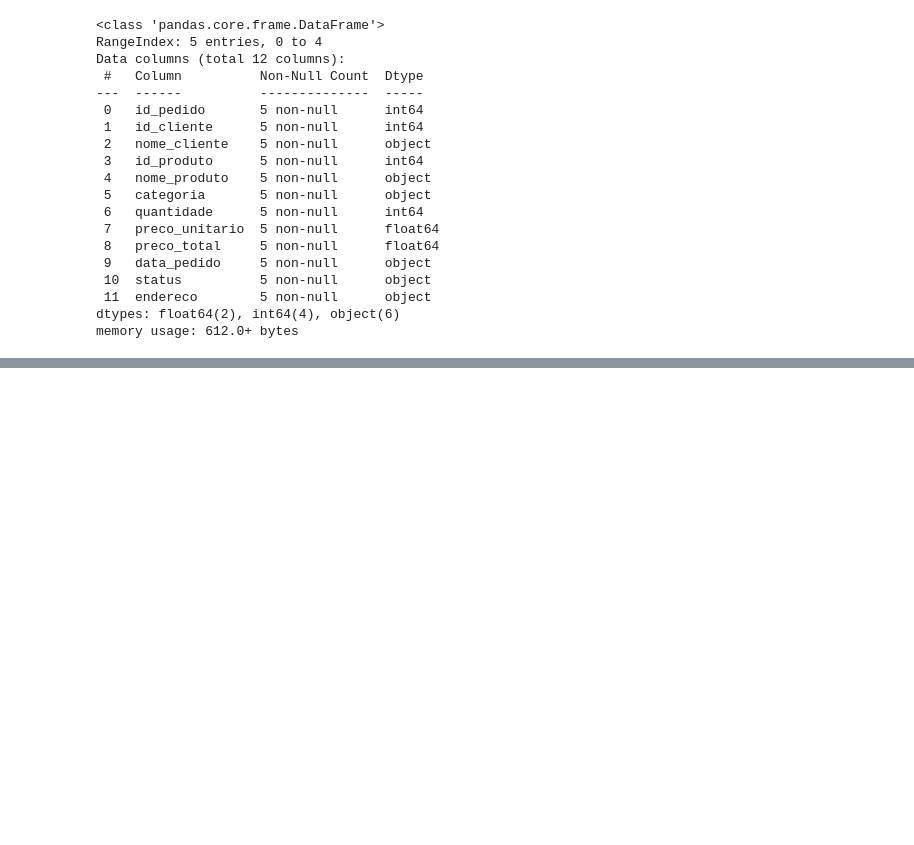
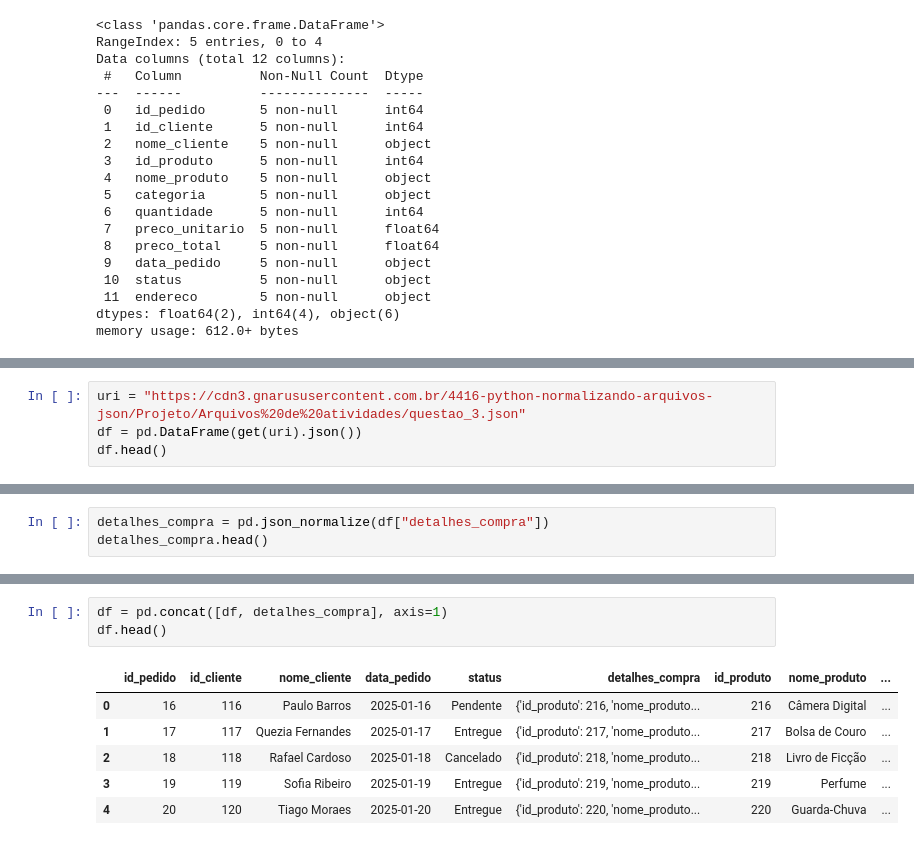
Before and after one commit to matheuspfferreira/estudos-python, a Jupyter notebook: desafios-01/desafios_resolvidos_json.ipynb, the cells around one changed output, grey strips where cells are left out. Saved outputs shown, nothing was run; the diff lists cells and outputs as text; blank space fills up the shorter version.

```diff
--- a/desafios-01/desafios_resolvidos_json.ipynb
+++ b/desafios-01/desafios_resolvidos_json.ipynb
@@ -69,0 +74,4 @@ memory usage: 612.0+ bytes
+# %%
+uri = "https://cdn3.gnarususercontent.com.br/4416-python-normalizando-arquivos-json/Projeto/Arquivos%20de%20atividades/questao_3.json"
+df = pd.DataFrame(get(uri).json())
+df.head()
@@ -69,0 +85,3 @@ memory usage: 612.0+ bytes
+# %%
+detalhes_compra = pd.json_normalize(df["detalhes_compra"])
+detalhes_compra.head()
@@ -69,0 +95,10 @@ memory usage: 612.0+ bytes
+# %%
+df = pd.concat([df, detalhes_compra], axis=1)
+df.head()
+# %% [output]
+|  | id_pedido | id_cliente | nome_cliente | data_pedido | status | detalhes_compra | id_produto | nome_produto | ... |
+| 0 | 16 | 116 | Paulo Barros | 2025-01-16 | Pendente | {'id_produto': 216, 'nome_produto... | 216 | Câmera Digital | ... |
+| 1 | 17 | 117 | Quezia Fernandes | 2025-01-17 | Entregue | {'id_produto': 217, 'nome_produto... | 217 | Bolsa de Couro | ... |
+| 2 | 18 | 118 | Rafael Cardoso | 2025-01-18 | Cancelado | {'id_produto': 218, 'nome_produto... | 218 | Livro de Ficção | ... |
+| 3 | 19 | 119 | Sofia Ribeiro | 2025-01-19 | Entregue | {'id_produto': 219, 'nome_produto... | 219 | Perfume | ... |
+| 4 | 20 | 120 | Tiago Moraes | 2025-01-20 | Entregue | {'id_produto': 220, 'nome_produto... | 220 | Guarda-Chuva | ... |
```
Also changed, not shown: parts of 18 cells of this notebook.
